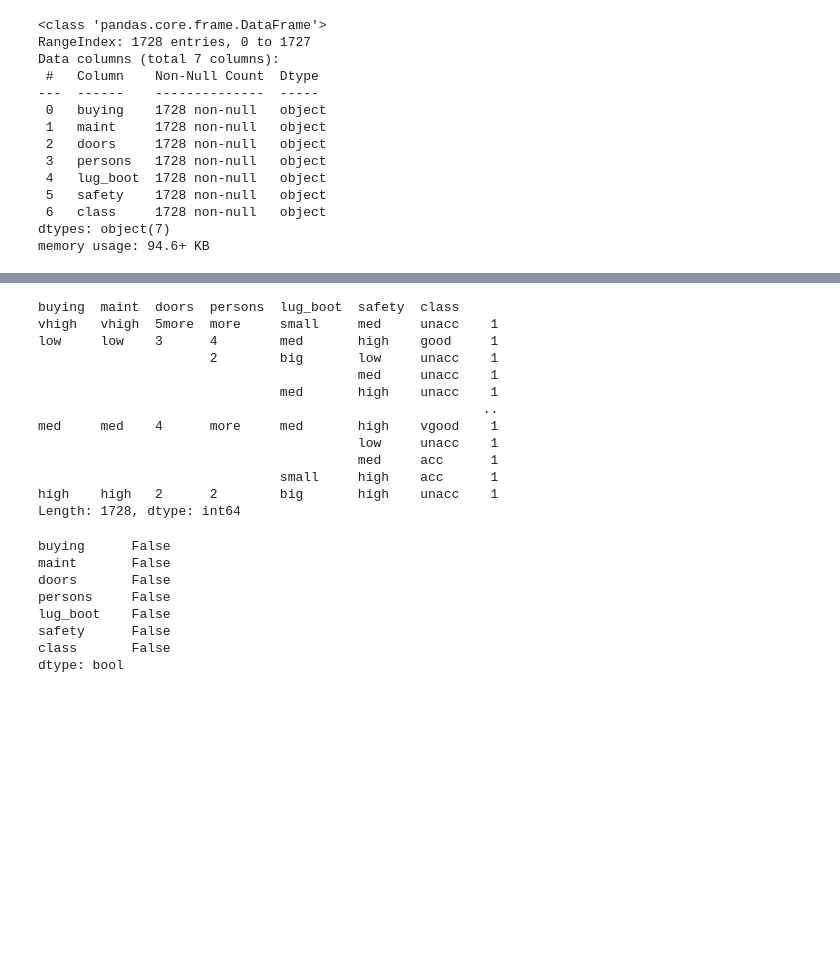
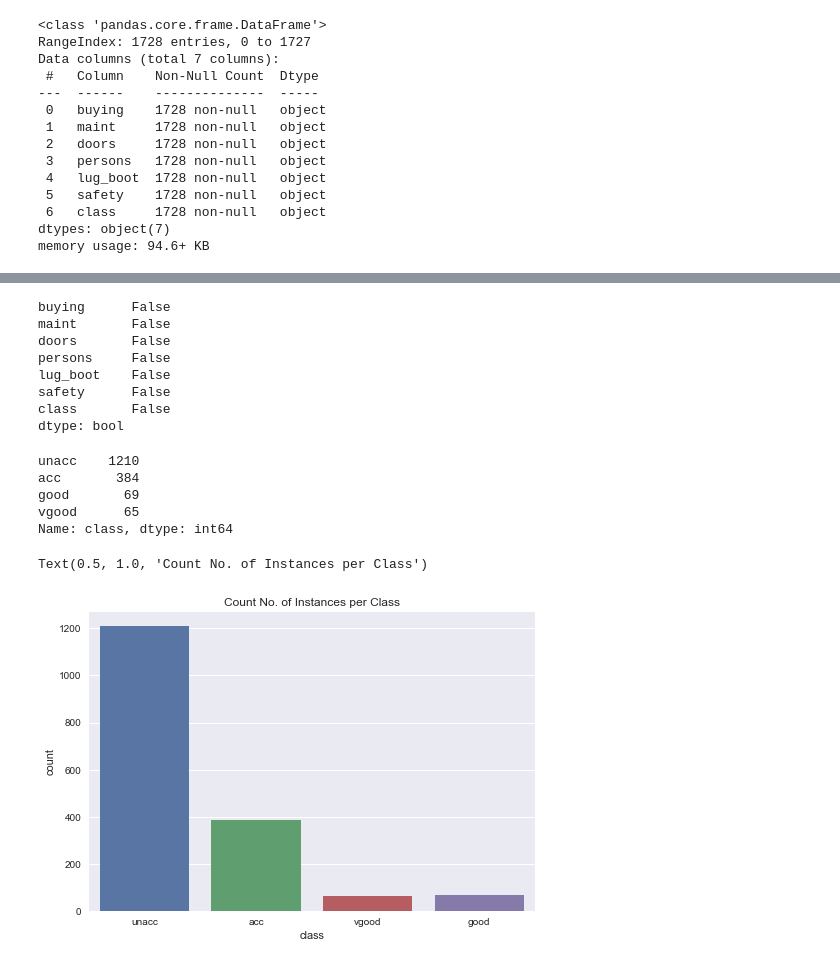
Before and after one commit to fonylew/machine-learning, a Jupyter notebook: supervised_learning/car_evaluation.ipynb, the cells around one changed output, grey strips where cells are left out. Cells and saved outputs as stored; diff of their text form; code cells hidden in the pictures; blank space fills up the shorter version.

```diff
--- a/supervised_learning/car_evaluation.ipynb
+++ b/supervised_learning/car_evaluation.ipynb
@@ -141,20 +146,4 @@ data.describe()
 | freq | 432 | 432 | 432 | 576 | 576 | 576 | 1210 |
-# %%
-data.value_counts()
-# %% [output]
-buying  maint  doors  persons  lug_boot  safety  class
-vhigh   vhigh  5more  more     small     med     unacc    1
-low     low    3      4        med       high    good     1
-                      2        big       low     unacc    1
-                                         med     unacc    1
-                               med       high    unacc    1
-                                                         ..
-med     med    4      more     med       high    vgood    1
-                                         low     unacc    1
-                                         med     acc      1
-                               small     high    acc      1
-high    high   2      2        big       high    unacc    1
-Length: 1728, dtype: int64
 # %%
 data.isnull().any()
 # no data to impute
@@ -167,3 +156,17 @@ lug_boot    False
 safety      False
 class       False
 dtype: bool
+# %%
+data['class'].value_counts()
+# %% [output]
+unacc    1210
+acc       384
+good       69
+vgood      65
+Name: class, dtype: int64
+# %%
+ax = sns.countplot(data['class'])
+ax.set_title('Count No. of Instances per Class')
+# %% [output]
+Text(0.5, 1.0, 'Count No. of Instances per Class')
+[figure, added]
```
Also changed, not shown: parts of 18 cells of this notebook, 1 other file.
